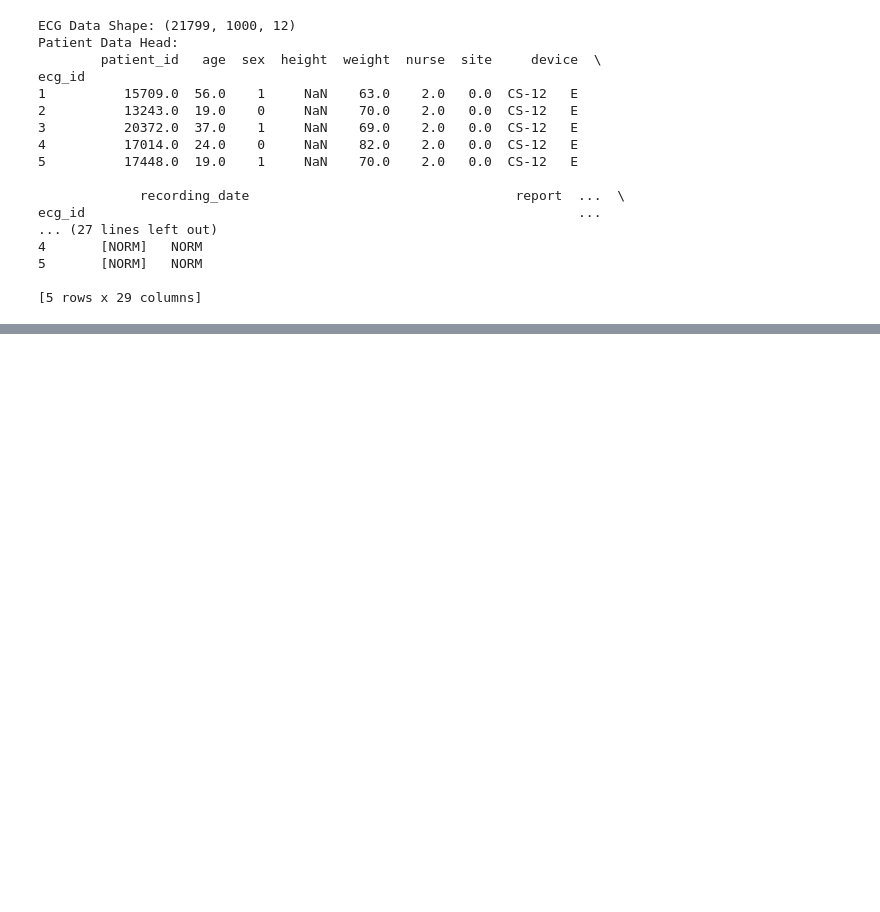
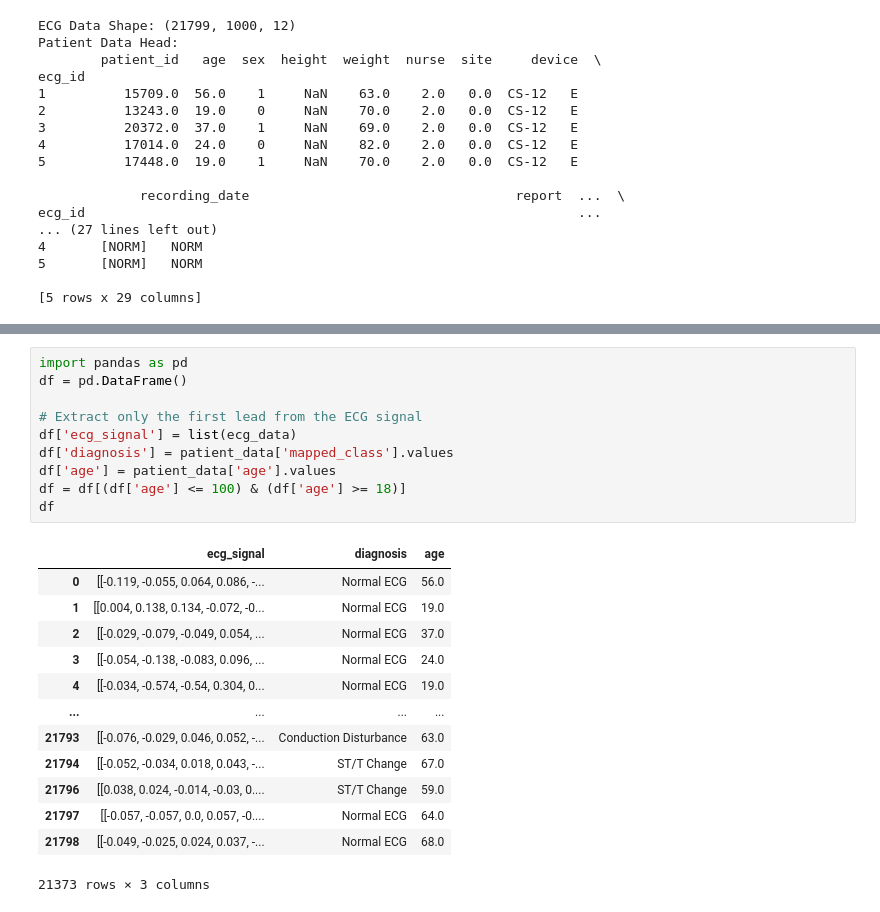
Before and after one commit to Willatron09/Dissertation, a Jupyter notebook: mlMain.ipynb, the cells around one changed output, grey strips where cells are left out. Saved outputs shown, nothing was run; the diff lists cells and outputs as text; blank space fills up the shorter version.

```diff
--- a/mlMain.ipynb
+++ b/mlMain.ipynb
@@ -160,0 +211,24 @@ Name: count, dtype: int64
+# %%
+import pandas as pd
+df = pd.DataFrame()
+
+# Extract only the first lead from the ECG signal
+df['ecg_signal'] = list(ecg_data)
+df['diagnosis'] = patient_data['mapped_class'].values
+df['age'] = patient_data['age'].values
+df = df[(df['age'] <= 100) & (df['age'] >= 18)]
+df
+# %% [output]
+|  | ecg_signal | diagnosis | age |
+| 0 | [[-0.119, -0.055, 0.064, 0.086, -... | Normal ECG | 56.0 |
+| 1 | [[0.004, 0.138, 0.134, -0.072, -0... | Normal ECG | 19.0 |
+| 2 | [[-0.029, -0.079, -0.049, 0.054, ... | Normal ECG | 37.0 |
+| 3 | [[-0.054, -0.138, -0.083, 0.096, ... | Normal ECG | 24.0 |
+| 4 | [[-0.034, -0.574, -0.54, 0.304, 0... | Normal ECG | 19.0 |
+| ... | ... | ... | ... |
+| 21793 | [[-0.076, -0.029, 0.046, 0.052, -... | Conduction Disturbance | 63.0 |
+| 21794 | [[-0.052, -0.034, 0.018, 0.043, -... | ST/T Change | 67.0 |
+| 21796 | [[0.038, 0.024, -0.014, -0.03, 0.... | ST/T Change | 59.0 |
+| 21797 | [[-0.057, -0.057, 0.0, 0.057, -0.... | Normal ECG | 64.0 |
+| 21798 | [[-0.049, -0.025, 0.024, 0.037, -... | Normal ECG | 68.0 |
+21373 rows × 3 columns
```
Also changed, not shown: parts of 12 cells of this notebook.
